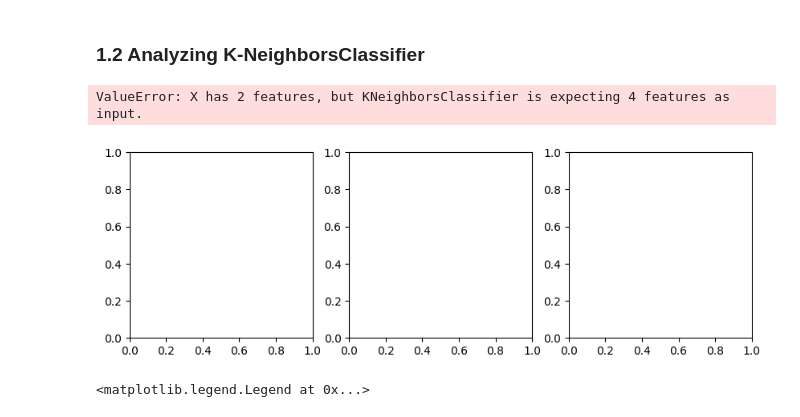
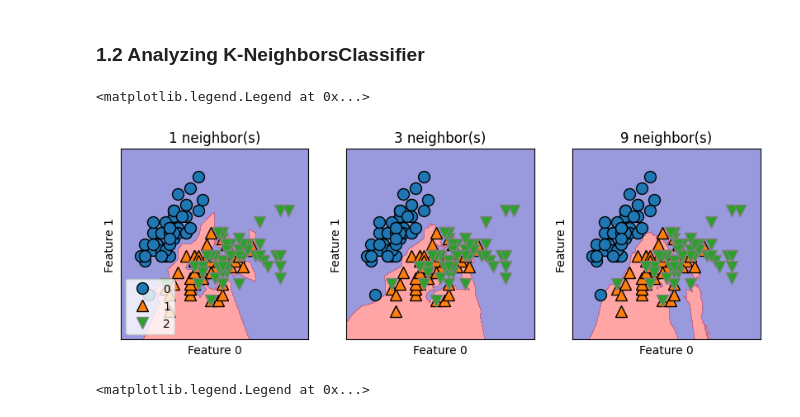
Before and after one commit to Nirajjj11/ml_learning, a Jupyter notebook: supervised_learning/supervised_ml_KNN.ipynb, the cells around one changed output. Cells and saved outputs as stored; diff of their text form; code cells hidden in the pictures.

```diff
--- a/supervised_learning/supervised_ml_KNN.ipynb
+++ b/supervised_learning/supervised_ml_KNN.ipynb
@@ -165,19 +165,20 @@ plt.show()
 ### 1.2 Analyzing K-NeighborsClassifier
 # %%
 # for 2-D datasets
+X = X[:, :2]
 
 fig , axes = plt.subplots(1,3, figsize=(10, 3))
 for n_neighbors , ax, in zip ([1,3,9], axes):
     clf = KNeighborsClassifier(n_neighbors=n_neighbors).fit(X,y)
     mglearn.plots.plot_2d_separator(clf, X, fill=True, eps=0.5, ax = ax, alpha=.4)
     mglearn.discrete_scatter(X[:,0],X[:,1],y, ax = ax)
     ax.set_title("{} neighbor(s)".format(n_neighbors))
     ax.set_xlabel("Feature 0")
     ax.set_ylabel("Feature 1")
 axes[0].legend(loc=3)
 # %% [output]
-ValueError: X has 2 features, but KNeighborsClassifier is expecting 4 features as input.
+<matplotlib.legend.Legend at 0x...>
-[figure, old version]
+[figure, new version]
 # %%
 # breast_cancer data set
 from sklearn.datasets import load_breast_cancer
```
Also changed, not shown: parts of 1 cell of this notebook.
